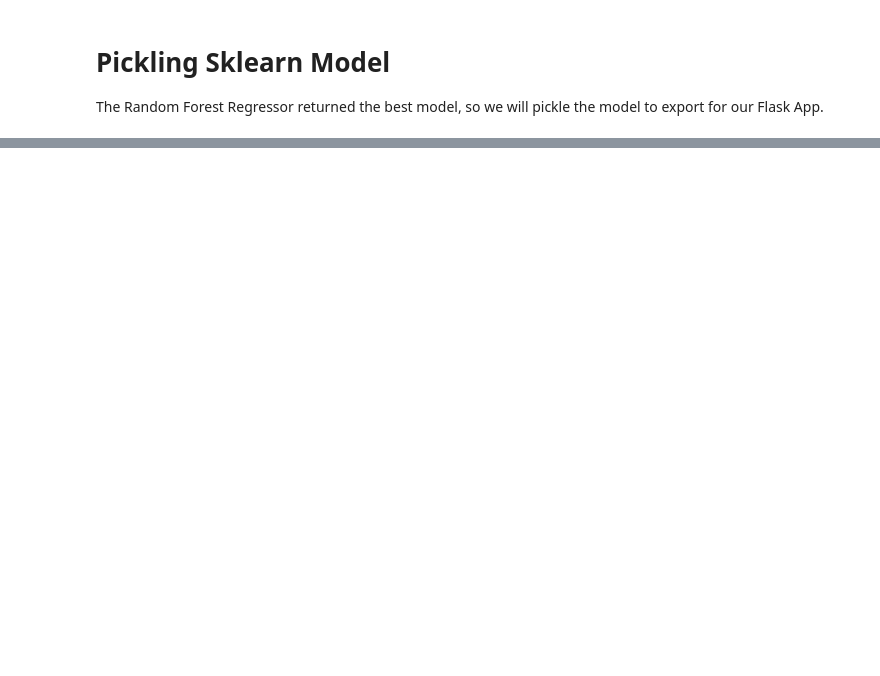
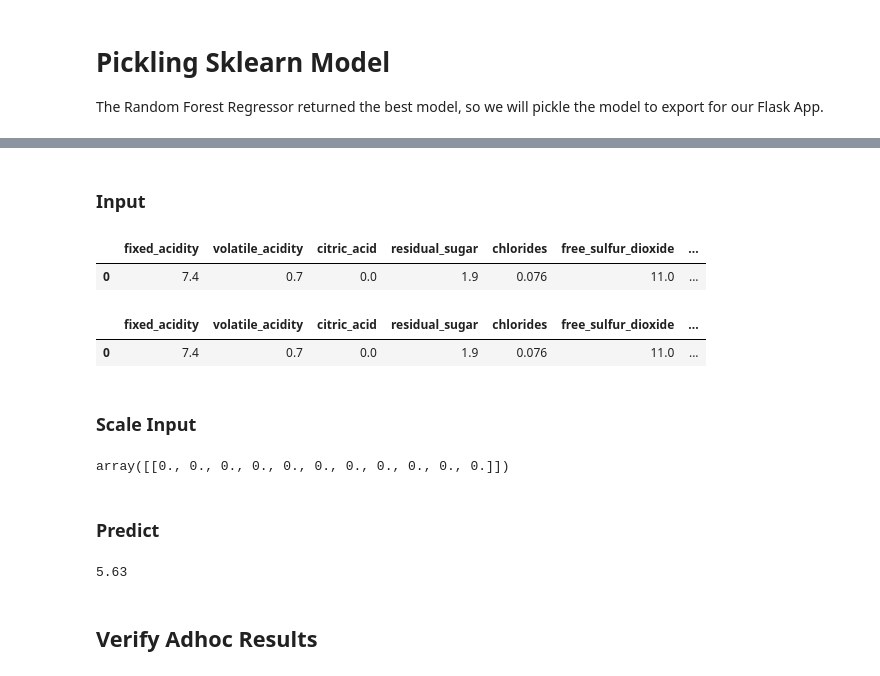
Before and after one commit to canfielder/DSBA-6190_Proj2, a Jupyter notebook: wine_predict/wine_quality_predict.ipynb, the cells around one changed output, grey strips where cells are left out. Drawn from its saved outputs; the diff is of its cells as text; code cells hidden in the pictures; blank space fills up the shorter version.

```diff
--- a/wine_predict/wine_quality_predict.ipynb
+++ b/wine_predict/wine_quality_predict.ipynb
@@ -313,0 +398,31 @@ joblib.dump(rf_reg, 'wine_quality_prediction.joblib')
+# %% [markdown]
+### Input
+# %%
+actual_sample = df_wine_red.head(1)
+actual_sample
+# %% [output]
+|  | fixed_acidity | volatile_acidity | citric_acid | residual_sugar | chlorides | free_sulfur_dioxide | ... |
+| 0 | 7.4 | 0.7 | 0.0 | 1.9 | 0.076 | 11.0 | ... |
+# %%
+adhoc_predict_2 = actual_sample.drop('quality', axis=1)
+adhoc_predict_2.head()
+# %% [output]
+|  | fixed_acidity | volatile_acidity | citric_acid | residual_sugar | chlorides | free_sulfur_dioxide | ... |
+| 0 | 7.4 | 0.7 | 0.0 | 1.9 | 0.076 | 11.0 | ... |
+# %% [markdown]
+### Scale Input
+# %%
+scaler = preprocessing.StandardScaler().fit(adhoc_predict_2)
+scaled_adhoc_predict_2 = scaler.transform(adhoc_predict_2)
+scaled_adhoc_predict_2
+# %% [output]
+array([[0., 0., 0., 0., 0., 0., 0., 0., 0., 0., 0.]])
+# %% [markdown]
+### Predict
+# %%
+adhoc_predict_output_2 = model.predict(scaled_adhoc_predict_2).item()
+adhoc_predict_output_2
+# %% [output]
+5.63
+# %% [markdown]
+## Verify Adhoc Results
```
Also changed, not shown: parts of 29 cells of this notebook.
